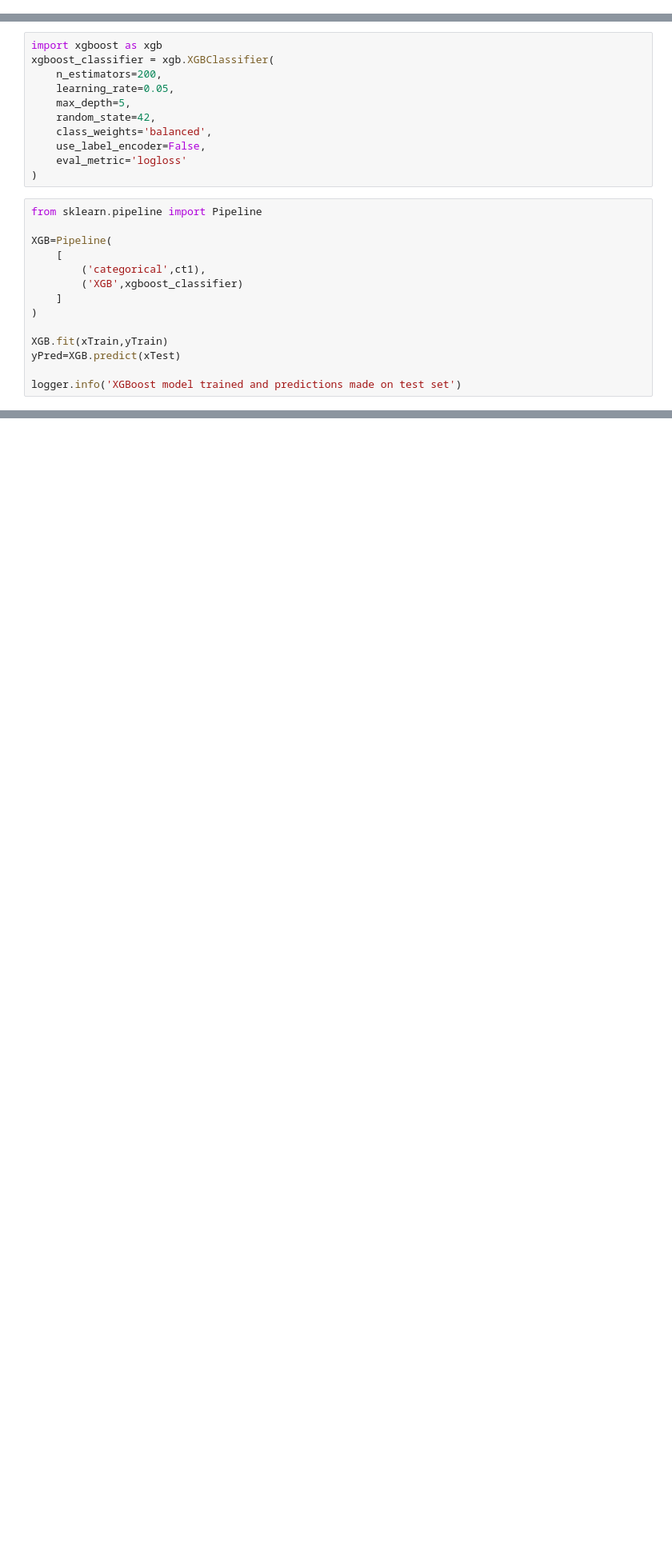
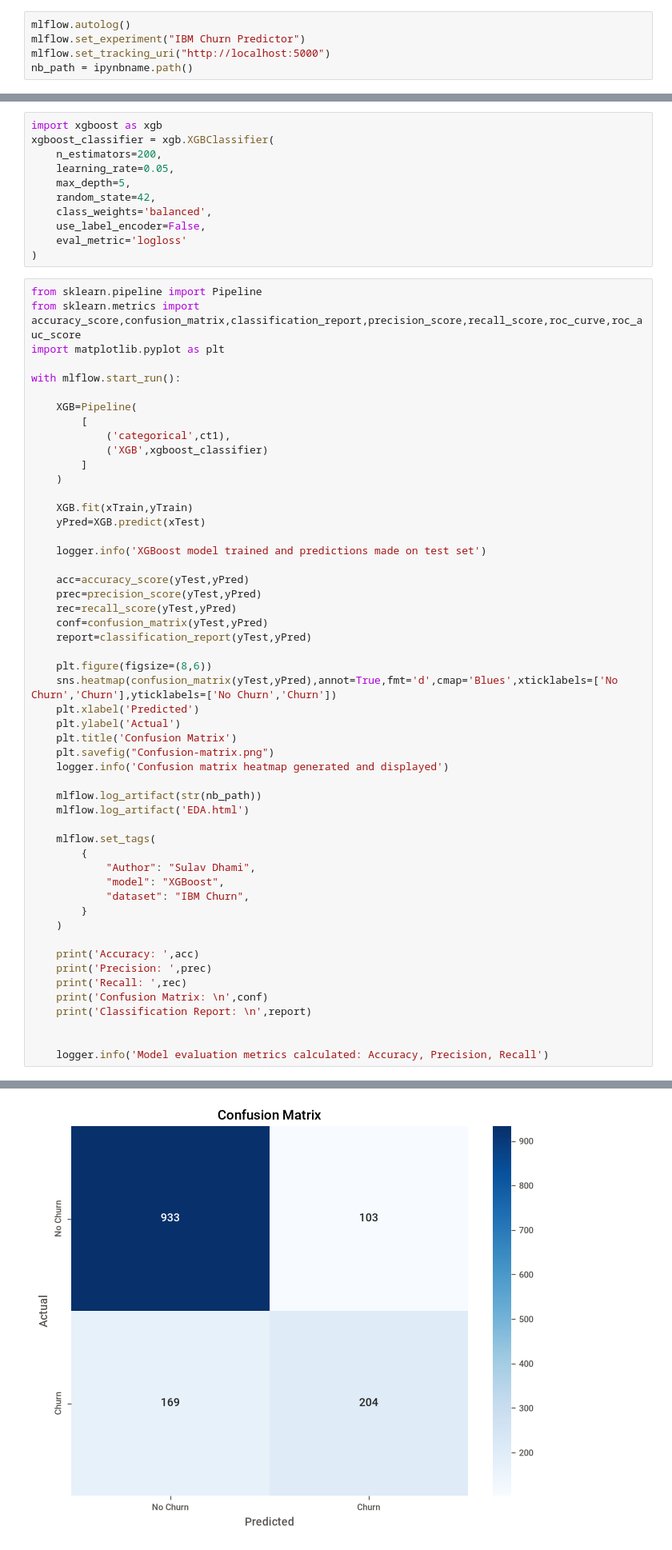
Before and after one commit to DhamzBonaparte/IBM-Churn-Predictor, a Jupyter notebook: Notebooks/trial.ipynb, the cells around one changed output, grey strips where cells are left out. Shown at 80% size. Saved outputs shown, nothing was run; the diff lists cells and outputs as text; blank space fills up the shorter version.

Commit message:
mlflow implemented

```diff
--- a/Notebooks/trial.ipynb
+++ b/Notebooks/trial.ipynb
@@ -4,0 +8,5 @@ import logging
+# %%
+mlflow.autolog()
+mlflow.set_experiment("IBM Churn Predictor")
+mlflow.set_tracking_uri("http://localhost:5000")
+nb_path = ipynbname.path()
@@ -226,18 +237,56 @@ xgboost_classifier = xgb.XGBClassifier(
 )
 # %%
 from sklearn.pipeline import Pipeline
+from sklearn.metrics import accuracy_score,confusion_matrix,classification_report,precision_score,recall_score,roc_curve,roc_auc_score
+import matplotlib.pyplot as plt
 
-XGB=Pipeline(
-    [
-        ('categorical',ct1),
-        ('XGB',xgboost_classifier)
-    ]
-)
+with mlflow.start_run():
 
-XGB.fit(xTrain,yTrain)
-yPred=XGB.predict(xTest)
+    XGB=Pipeline(
+        [
+            ('categorical',ct1),
+            ('XGB',xgboost_classifier)
+        ]
+    )
 
-logger.info('XGBoost model trained and predictions made on test set')
+    XGB.fit(xTrain,yTrain)
+    yPred=XGB.predict(xTest)
+
+    logger.info('XGBoost model trained and predictions made on test set')
+
+    acc=accuracy_score(yTest,yPred)
+    prec=precision_score(yTest,yPred)
+    rec=recall_score(yTest,yPred)
+    conf=confusion_matrix(yTest,yPred)
+    report=classification_report(yTest,yPred)
+
+    plt.figure(figsize=(8,6))
+    sns.heatmap(confusion_matrix(yTest,yPred),annot=True,fmt='d',cmap='Blues',xticklabels=['No Churn','Churn'],yticklabels=['No Churn','Churn'])
+    plt.xlabel('Predicted')
+    plt.ylabel('Actual')
+    plt.title('Confusion Matrix')
+    plt.savefig("Confusion-matrix.png")
+    logger.info('Confusion matrix heatmap generated and displayed')
+
+    mlflow.log_artifact(str(nb_path))
+    mlflow.log_artifact('EDA.html')
+
+    mlflow.set_tags(
+        {
+            "Author": "Sulav Dhami",
+            "model": "XGBoost",
+            "dataset": "IBM Churn",
+        }
+    )
+
+    print('Accuracy: ',acc)
+    print('Precision: ',prec)
+    print('Recall: ',rec)
+    print('Confusion Matrix: \n',conf)
+    print('Classification Report: \n',report)
+
+
+    logger.info('Model evaluation metrics calculated: Accuracy, Precision, Recall')
 # %% [output]
 Parameters: { "class_weights", "use_label_encoder" } are not used.
 
@@ -244,0 +316 @@ Parameters: { "class_weights", "use_label_encoder" } are not used.
+[figure, added]
```
Also changed, not shown: parts of 11 cells of this notebook, 40 other files.
